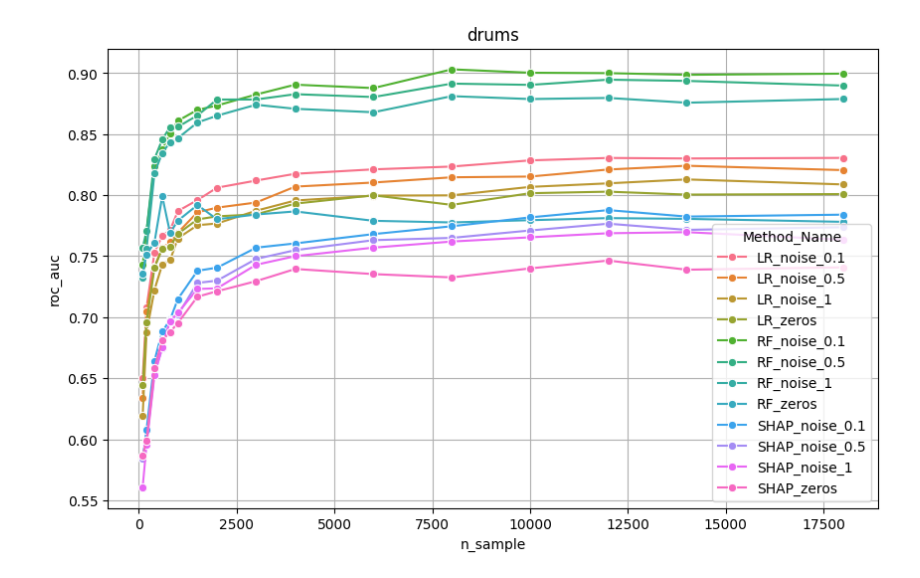
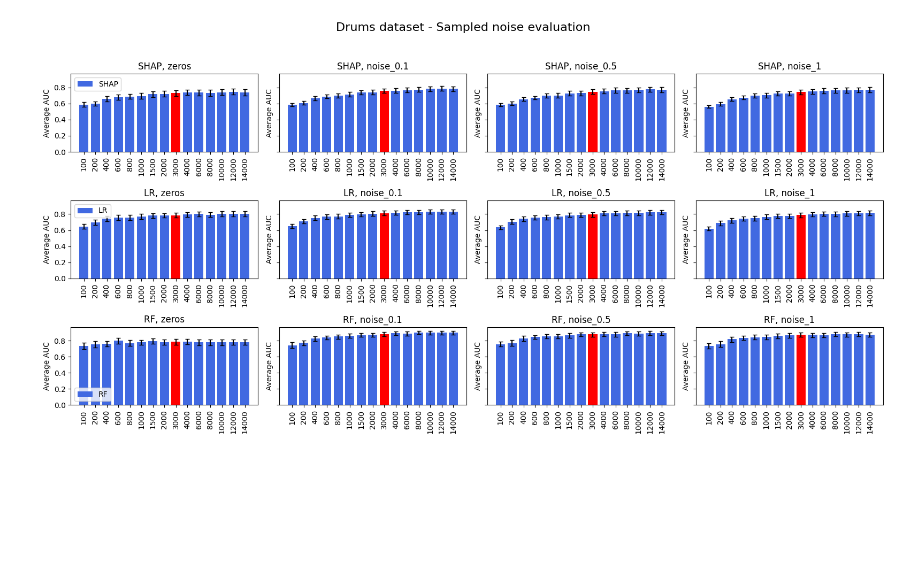
Before and after one commit to ceciliabolanos/explain_where, a Jupyter notebook: plots/sample_noise_evaluation.ipynb, the cells around one changed output. Saved outputs shown, nothing was run; the diff lists cells and outputs as text; code cells hidden in the pictures; blank space fills up the shorter version.

```diff
--- a/plots/sample_noise_evaluation.ipynb
+++ b/plots/sample_noise_evaluation.ipynb
@@ -63,19 +17,0 @@ final_df_combination
-# %%
-mean_auc_df_combination = final_df_combination.groupby(['method', 'name', 'n_sample'])[value].mean().reset_index()
-# mean_auc_df_combination = mean_auc_df_combination[mean_auc_df_combination['method'] == "LR"]
-mean_auc_df_combination = pd.DataFrame(mean_auc_df_combination)
-
-# Create a grouping column combining method and name
-mean_auc_df_combination["group"] = mean_auc_df_combination["method"] + "_" + mean_auc_df_combination["name"]
-
-# Plot using seaborn
-plt.figure(figsize=(10, 6))
-sns.lineplot(data=mean_auc_df_combination, x="n_sample", y="roc_auc", hue="group", marker="o")
-plt.title(dataset)
-plt.xlabel("n_sample")
-plt.ylabel("roc_auc")
-plt.legend(title="Method_Name")
-plt.grid(True)
-plt.show()
-# %% [output]
-[figure, removed]
@@ -81,0 +45,30 @@ plt.show()
+# %%
+samples = [100, 200, 400, 600, 800, 1000, 1500, 2000, 3000, 4000, 6000, 8000, 10000, 12000, 14000]
+methods = ['SHAP', 'LR', 'RF']
+methods_dict = OrderedDict([('RF', 'RF'), ('LR','LR'), ('SHAP','SHAP')])
+metric_dict = {'auc': 'Average AUC', 'auc_relaxed': 'Average AUC', 'leo_metric': 'LM'}
+# %%
+names = ["zeros",'noise_0.1', 'noise_0.5', 'noise_1']
+fig, axs = plt.subplots(len(methods), len(names), figsize=(16, 8), sharey=True)
+
+for methodi, method in enumerate(methods):
+    for namei, name in enumerate(names):
+        ax = axs[methodi][namei]
+        base_path = f"/home/ec2-user/evaluations_sample_noise/drums"
+
+        data2plot = OrderedDict()
+        data2plot[methods_dict[method]] = OrderedDict()
+        for sample in samples:
+            file_path = f"{base_path}/auc_relaxed_{method}_{name}_samples{sample}_{intersection}.tsv"
+            df_combination = pd.read_csv(file_path, sep="\t")
+            values = df_combination["roc_auc"]
+            perf = mean_with_confint(values)  # (mean, (ci_low, ci_high))
+            data2plot[methods_dict[method]][sample] = perf
+
+        barplot_with_ci(ax, data2plot, f"{method}, {name}", metric_dict.get(metric, metric), legend=(namei==0))
+
+fig.suptitle("Drums dataset - Sampled noise evaluation", fontsize=16)
+plt.tight_layout(rect=[0, 0, 1, 0.95])  # deja espacio arriba para el títuloplt.tight_layout()
+plt.show()
+# %% [output]
+[figure, added]
```
Also changed, not shown: parts of 10 cells of this notebook.
